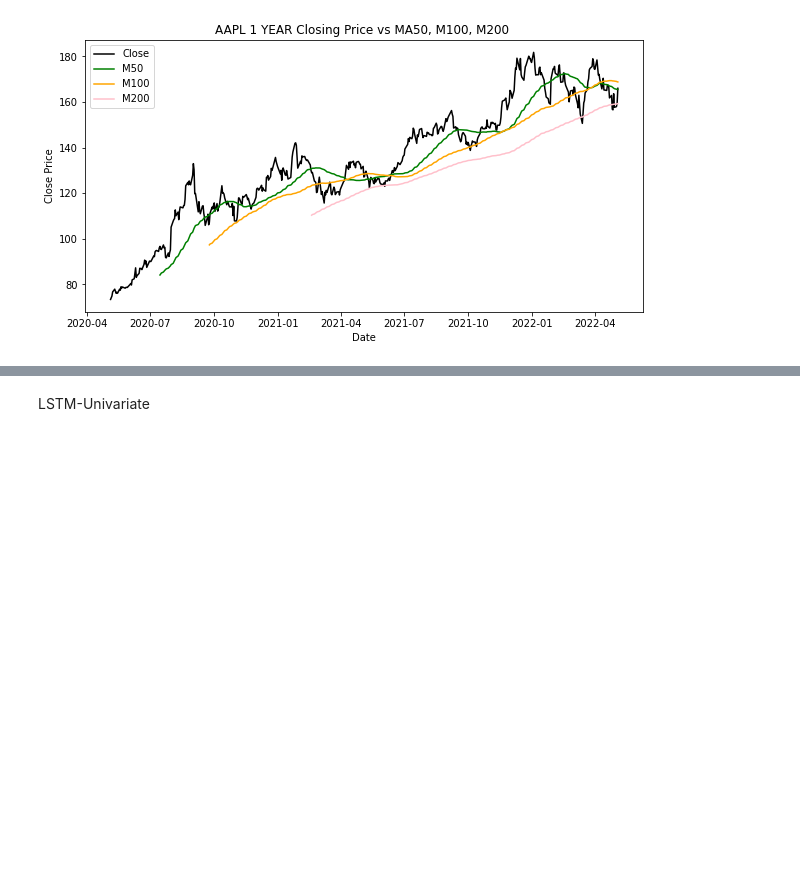
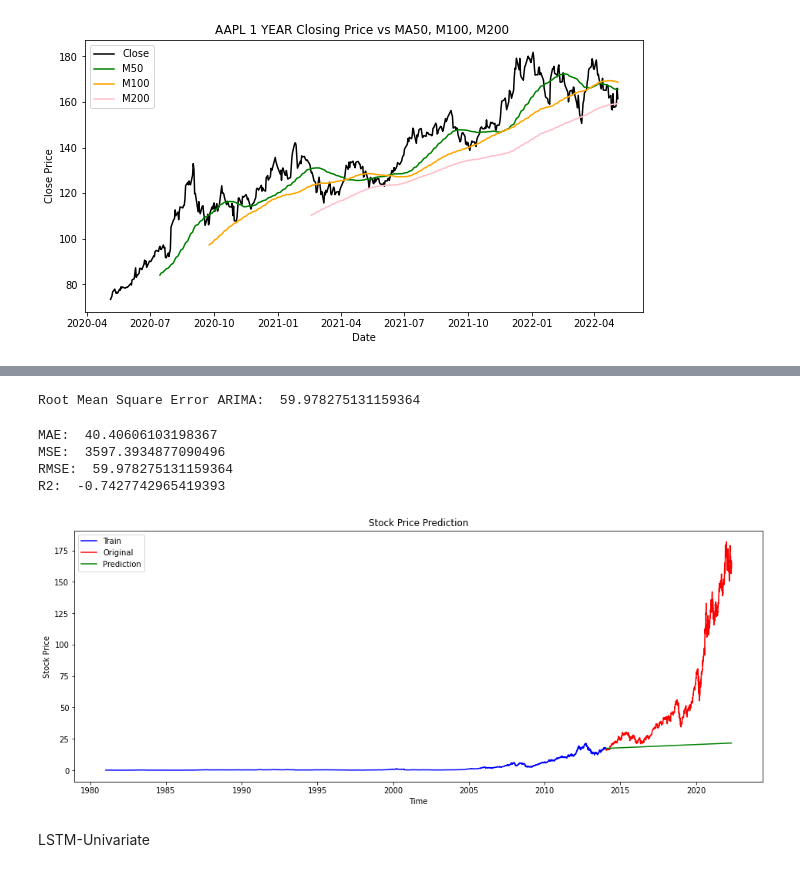
Before and after one commit to shrestha-rahul/Dissertation-Project, a Jupyter notebook: Machine Learning/Regression_Models.ipynb, the cells around one changed output, grey strips where cells are left out. Cells and saved outputs as stored; diff of their text form; code cells hidden in the pictures; blank space fills up the shorter version.

```diff
--- a/Machine Learning/Regression_Models.ipynb
+++ b/Machine Learning/Regression_Models.ipynb
@@ -453,0 +543,11 @@ plt.show()
+# %%
+#Spltting Data into Train and Test Data
+train_data=dataset.iloc[:int(dataset.shape[0]*0.80)]
+test_data=dataset.iloc[int(dataset.shape[0]*0.80):]
+prediction=test_data.copy()
+# %%
+from pmdarima.arima import auto_arima
+#Model Training
+model= auto_arima(train_data["Close"],trace=True, error_action='ignore', start_p=0,start_q=0,max_p=6,max_q=6,d=1,
+              suppress_warnings=True,stepwise=False,seasonal=False)
+model.fit(train_data["Close"])
@@ -454,3 +573,43 @@ plt.show()
+# %%
+from sklearn.metrics import mean_squared_error
+#Forecasting
+y_prediction=model.predict(len(test_data))
+prediction["Predictions"]=y_prediction
+rmse_arima=np.sqrt(mean_squared_error(prediction["Close"],prediction["Predictions"]))
+print("Root Mean Square Error ARIMA: ",rmse_arima)
+# %% [output]
+Root Mean Square Error ARIMA:  59.978275131159364
+# %%
+#Scikit-Learn for Modeling
+from sklearn.metrics import mean_squared_error,r2_score, mean_absolute_error,mean_squared_log_error
+
+mae =mean_absolute_error(prediction["Close"],prediction["Predictions"])
+mse= mean_squared_error(prediction["Close"],prediction["Predictions"])
+rmse = np.sqrt(mean_squared_error(prediction["Close"],prediction["Predictions"]))
+r2 = r2_score(prediction["Close"],prediction["Predictions"])
+
+print("MAE: ",mae)
+print("MSE: ",mse)
+print("RMSE: ",rmse)
+print("R2: ",r2)
+# %% [output]
+MAE:  40.40606103198367
+MSE:  3597.3934877090496
+RMSE:  59.978275131159364
+R2:  -0.7427742965419393
+# %%
+# Visualisations
+plt.figure(figsize=(16,6))
+plt.plot(train_data["Close"], color='Blue', label='Train')
+plt.plot(test_data["Close"], color='Red', label='Original')
+plt.plot(prediction["Predictions"], color='Green', label='Prediction')
+plt.title('Stock Price Prediction')
+plt.xlabel('Time')
+plt.ylabel('Stock Price')
+plt.legend()
+plt.show()
+# %% [output]
+[figure, added]
 # %% [markdown]
 LSTM-Univariate
 # %%
```
Also changed, not shown: parts of 34 cells of this notebook, 24 other files.
